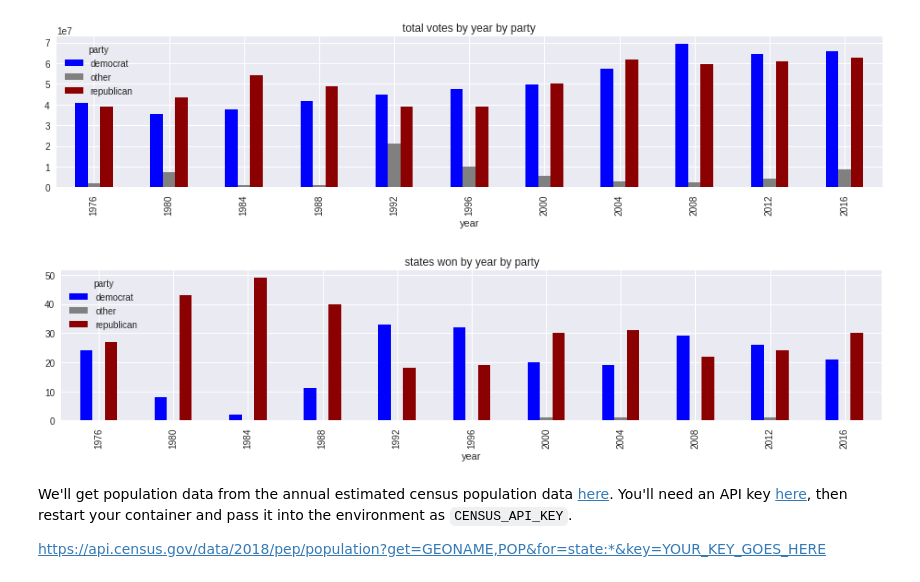
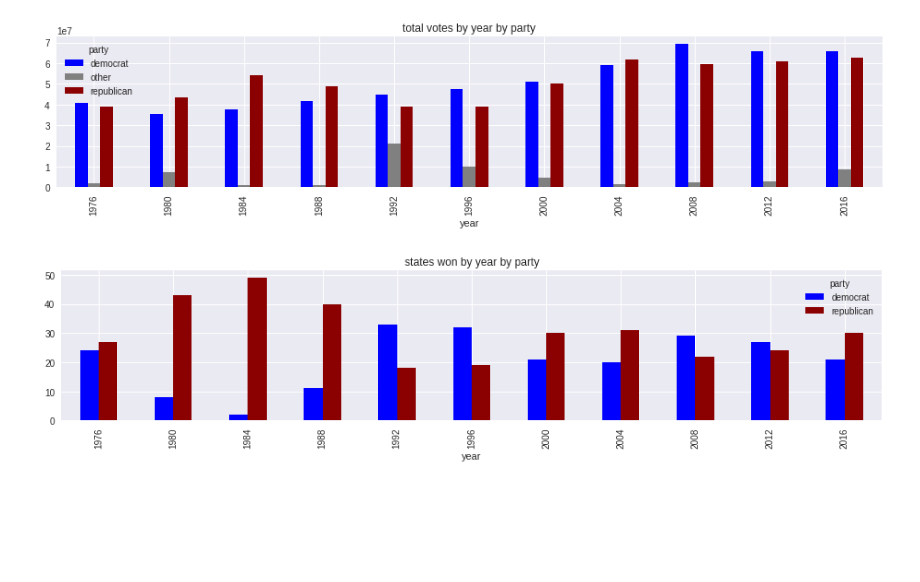
Before and after one commit to skritch/onevote, a Jupyter notebook: analysis/notebooks/geographic_data.ipynb, the cells around one changed output. Saved outputs shown, nothing was run; the diff lists cells and outputs as text; code cells hidden in the pictures; blank space fills up the shorter version.

```diff
--- a/analysis/notebooks/geographic_data.ipynb
+++ b/analysis/notebooks/geographic_data.ipynb
@@ -54,12 +45,23 @@ Cache file data/presidential_election_results.csv not found, requesting https://
 | 1 | 1976 | Alabama | AL | 1 | 63 | 41 | US President | Ford, Gerald | republican | False | ... |
 | 2 | 1976 | Alabama | AL | 1 | 63 | 41 | US President | Maddox, Lester | american independent party | False | ... |
 # %%
+party_mapping = {
+    'democratic-farmer-labor': 'democrat',
+}
+
 # Add party colors
+party_colors = {'republican': 'darkred', 'democrat': 'blue', 'other': 'gray'}
+parties = sorted(list(party_colors.keys()))
 
-party_colors = {'republican': 'darkred', 'democrat': 'blue', 'other': 'gray'}
+def get_party_group(party):
+    if party in ('republican', 'democrat'):
+        return party
+    else:
+        return party_mapping.get(party, 'other')
 
-data.loc[:, 'party_group'] = data['party'].where(data['party'].isin(party_colors), 'other')
-data.loc[:, 'party_group_color'] = data['party_group'].map(lambda x: party_colors[x])
+data_with_parties = data
+data_with_parties.loc[:, 'party_group'] = data['party'].apply(get_party_group)
+data_with_parties.loc[:, 'party_group_color'] = data['party_group'].map(lambda x: party_colors[x])
 # %%
 # How many voted for each party?
 # TODO: join in number of nonvoters
@@ -77,28 +83,31 @@ plt.title('total votes by year by party');
 # %%
 # How many states went for each party?
 # Ignoring a couple small idiosyncracies like:
 # https://en.wikipedia.org/wiki/Nebraska%27s_2nd_congressional_district
 # Hack to get largest row in each group...
-(data.sort_values('candidatevotes', ascending=False)
-     .groupby(['year', 'state'])['party_group'].first()
-     .reset_index()
-     .pivot_table(
+
+states_by_year = (data_with_parties
+    .sort_values('candidatevotes', ascending=False)
+    .groupby(['year', 'state'])['party_group'].first()
+    .reset_index())
+
+state_counts_by_year = (states_by_year
+    .pivot_table(
          index='year',
          columns='party_group',
          values='state',
          aggfunc='count')
-     .fillna(0)
+    .fillna(0))
+
+(state_counts_by_year
      .rename_axis(columns='party')
      .plot(
          kind='bar',
          figsize=(16, 3),
-         color=[party_colors[c] for c in pivoted.columns],
-         title='states won by year by party'
+         color=[party_colors[c] for c in state_counts_by_year.columns],
+         title='states won by year by party',
+         sort_columns=True
      )
 );
 # %% [output]
-[figure, old version]
+[figure, new version]
-# %% [markdown]
-We'll get population data from the annual estimated census population data [here](https://api.census.gov/data.html). You'll need an API key [here](https://api.census.gov/data/key_signup.html), then restart your container and pass it into the environment as `CENSUS_API_KEY`.
-
-https://api.census.gov/data/2018/pep/population?get=GEONAME,POP&for=state:*&key=YOUR_KEY_GOES_HERE
```
Also changed, not shown: parts of 15 cells of this notebook, 6 other files.
